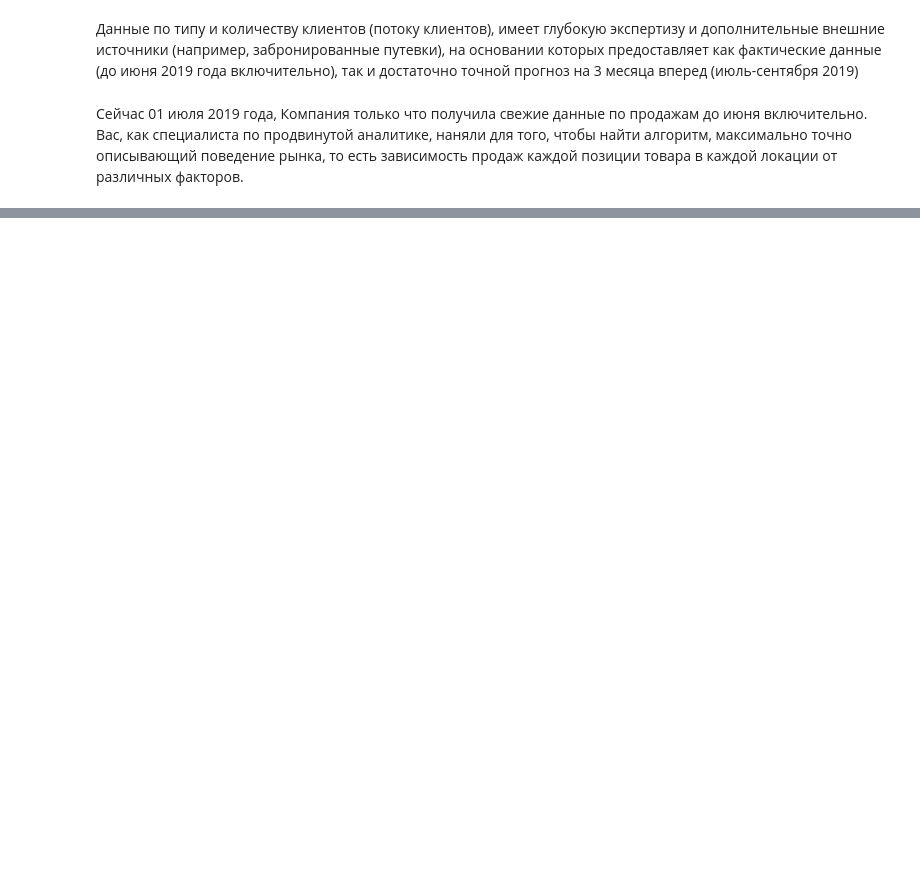
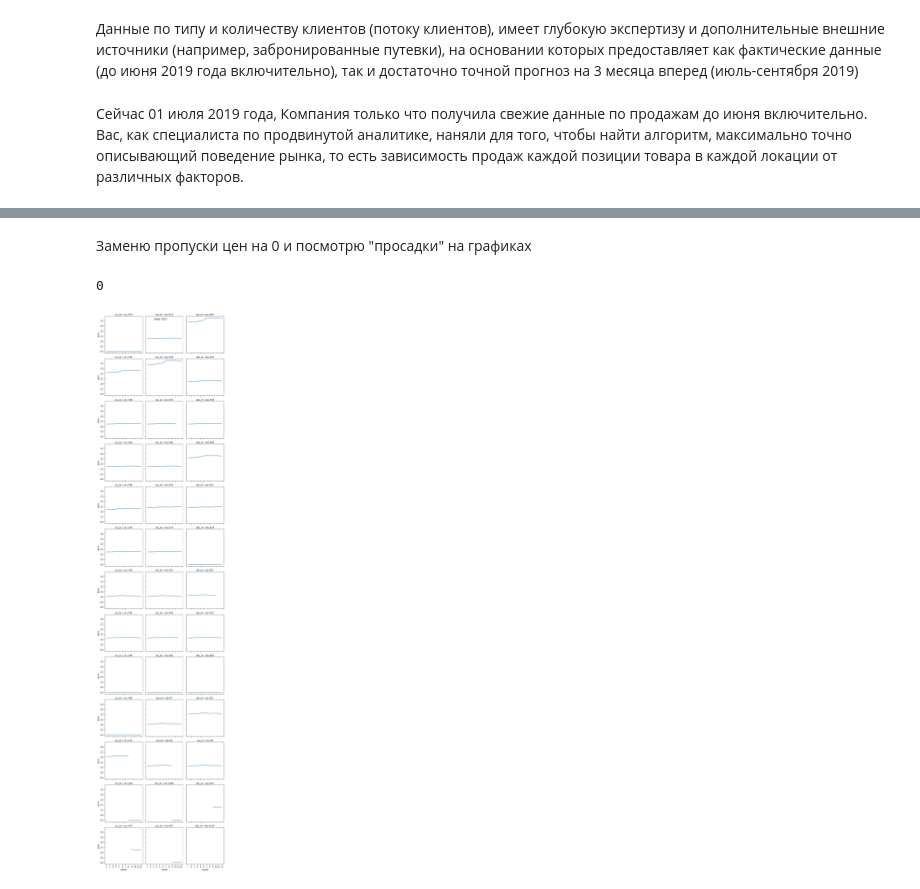
Before and after one commit to D7nis/SalesCompany_AT, a Jupyter notebook: SalesCompany_AT.ipynb, the cells around one changed output, grey strips where cells are left out. Cells and saved outputs as stored; diff of their text form; code cells hidden in the pictures; blank space fills up the shorter version.

```diff
--- a/SalesCompany_AT.ipynb
+++ b/SalesCompany_AT.ipynb
@@ -34,0 +193,15 @@ import pandas as pd
+# %% [markdown]
+Заменю пропуски цен на 0 и посмотрю "просадки" на графиках
+# %%
+df_s['price'].fillna(0, inplace=True)
+# %%
+df_s['price'].isna().sum()
+# %% [output]
+0
+# %%
+g = sns.FacetGrid(df_s[(df_s['year']==2017)], col="sku_id", col_wrap=3, height=3, margin_titles=True, despine=False)
+g.fig.suptitle('Sales 2017')
+g.set(xticks=range(1,13))
+g.map(sns.lineplot, "month", "price");
+# %% [output]
+[figure, added]
```
Also changed, not shown: parts of 74 cells of this notebook, 1 other file.
